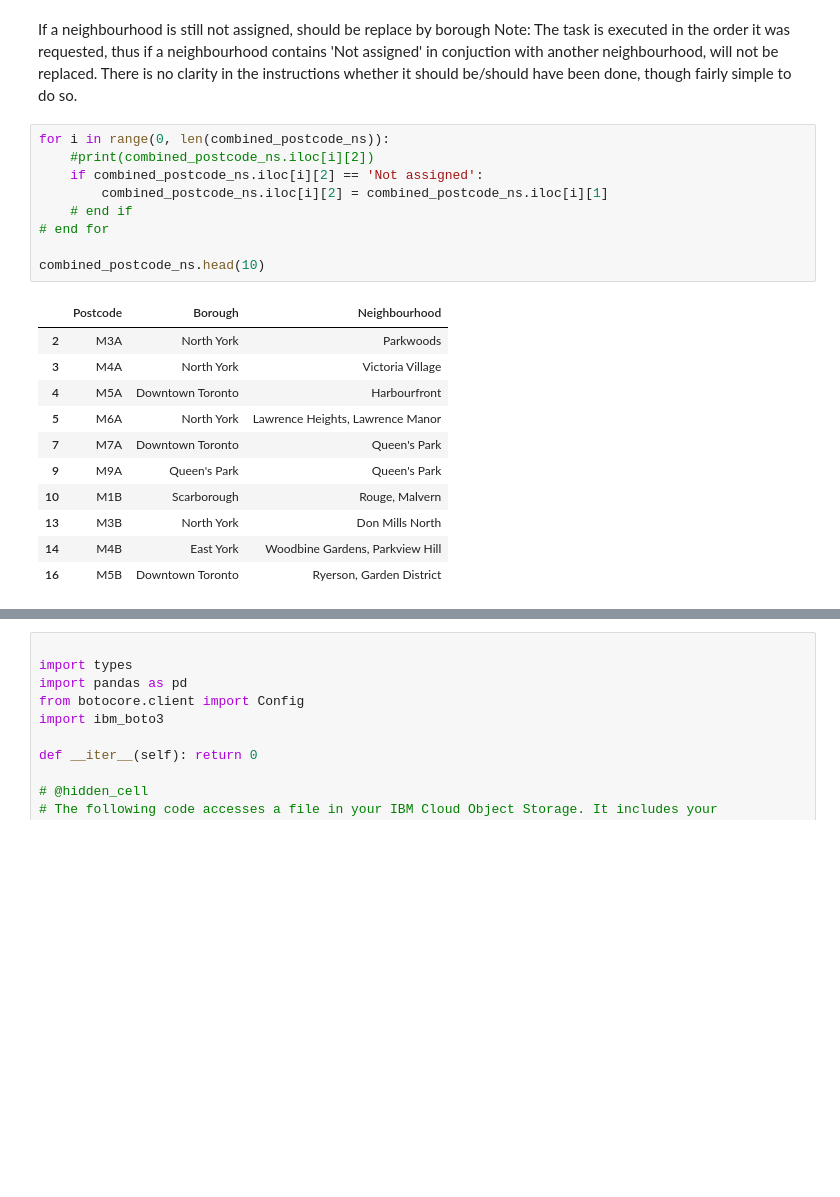
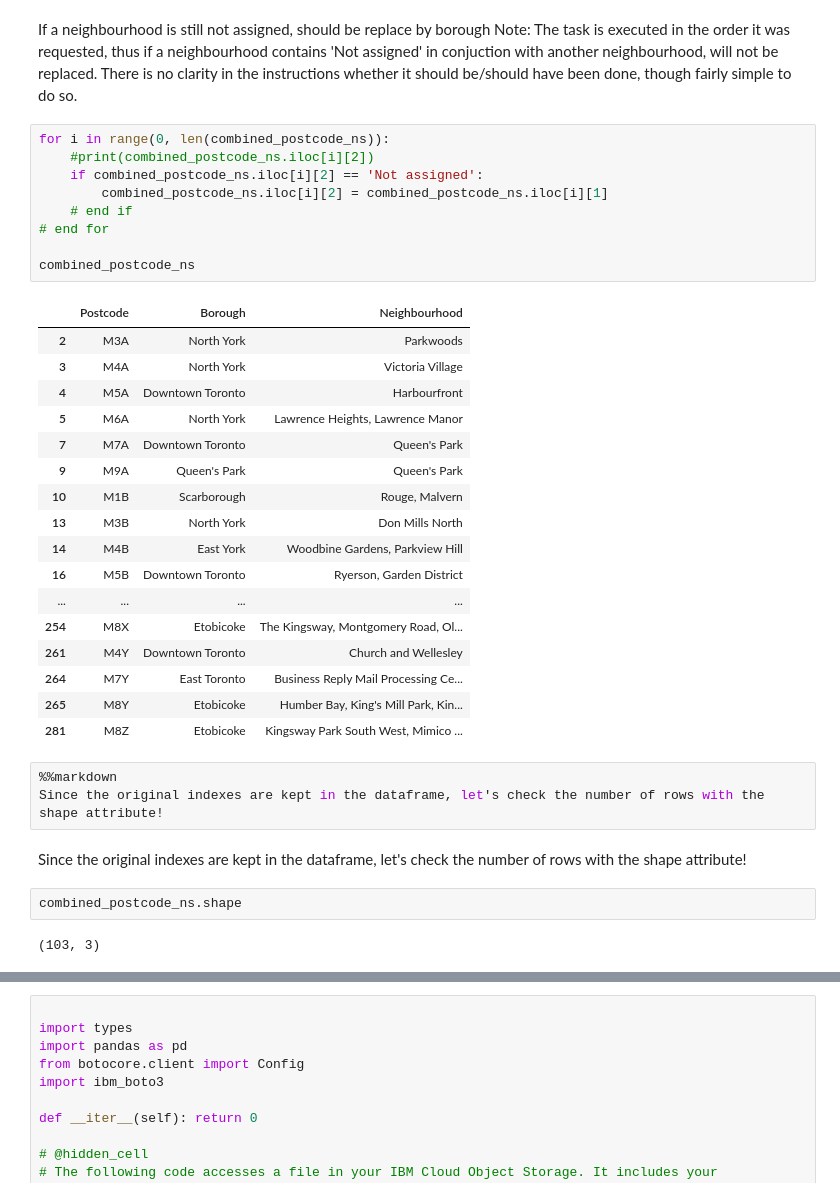
Before and after one commit to top-notch-BA-01/Coursera_Capstone, a Jupyter notebook: Neighborhoods in Toronto_clustered_linked.ipynb, the cells around one changed output, grey strips where cells are left out. Drawn from its saved outputs; the diff is of its cells as text; blank space fills up the shorter version.

```diff
--- a/Neighborhoods in Toronto_clustered_linked.ipynb
+++ b/Neighborhoods in Toronto_clustered_linked.ipynb
@@ -86,21 +88,36 @@ There is no clarity in the instructions whether it should be/should have been do
 # %%
 for i in range(0, len(combined_postcode_ns)):
     #print(combined_postcode_ns.iloc[i][2])
     if combined_postcode_ns.iloc[i][2] == 'Not assigned':
         combined_postcode_ns.iloc[i][2] = combined_postcode_ns.iloc[i][1]
     # end if
 # end for
 
-combined_postcode_ns.head(10)
+combined_postcode_ns
 # %% [output]
 |  | Postcode | Borough | Neighbourhood |
 | 2 | M3A | North York | Parkwoods |
 | 3 | M4A | North York | Victoria Village |
 | 4 | M5A | Downtown Toronto | Harbourfront |
 | 5 | M6A | North York | Lawrence Heights, Lawrence Manor |
 | 7 | M7A | Downtown Toronto | Queen's Park |
 | 9 | M9A | Queen's Park | Queen's Park |
 | 10 | M1B | Scarborough | Rouge, Malvern |
 | 13 | M3B | North York | Don Mills North |
 | 14 | M4B | East York | Woodbine Gardens, Parkview Hill |
 | 16 | M5B | Downtown Toronto | Ryerson, Garden District |
+| ... | ... | ... | ... |
+| 254 | M8X | Etobicoke | The Kingsway, Montgomery Road, Ol... |
+| 261 | M4Y | Downtown Toronto | Church and Wellesley |
+| 264 | M7Y | East Toronto | Business Reply Mail Processing Ce... |
+| 265 | M8Y | Etobicoke | Humber Bay, King's Mill Park, Kin... |
+| 281 | M8Z | Etobicoke | Kingsway Park South West, Mimico ... |
+# %%
+%%markdown
+Since the original indexes are kept in the dataframe, let's check the number of rows with the shape attribute!
+# %% [output]
+Since the original indexes are kept in the dataframe, let's check the number of rows with the shape attribute!
+# %%
+combined_postcode_ns.shape
+# %% [output]
+(103, 3)
```
Also changed, not shown: parts of 23 cells of this notebook.
